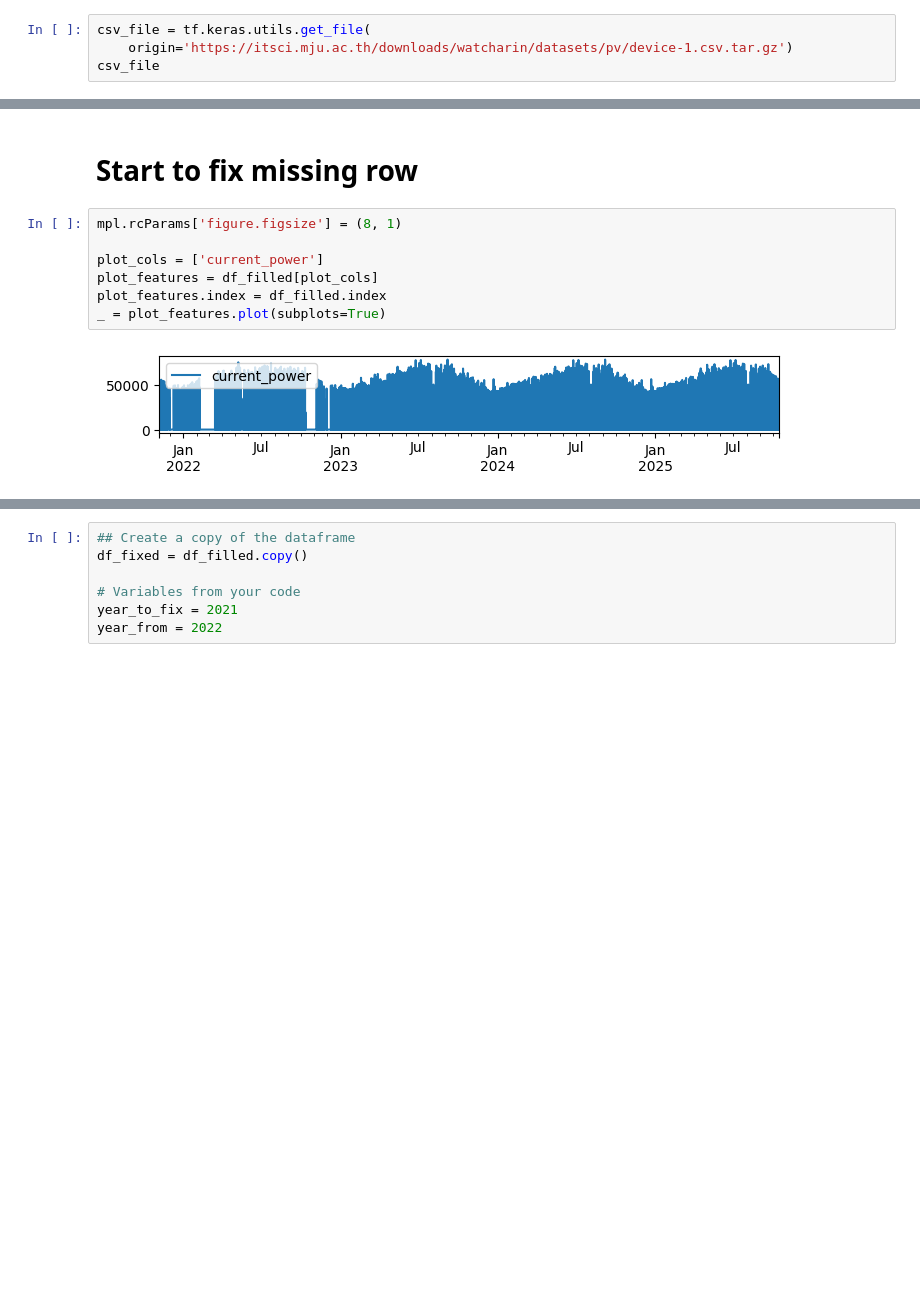
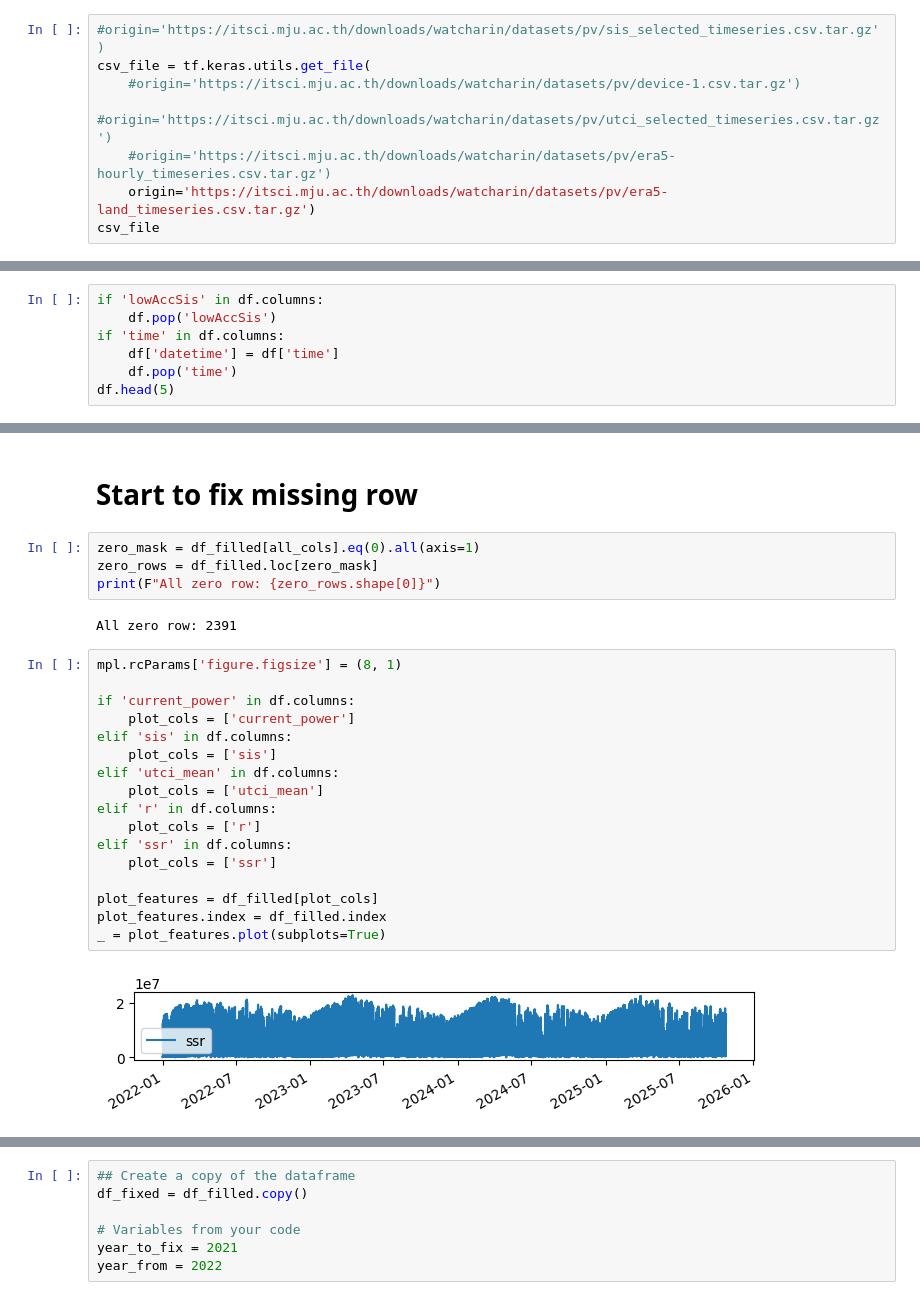
Before and after one commit to wsarachai/CM-SolarTS, a Jupyter notebook: src/jupyter_nb/pvdb-fix-from-other-year.ipynb, the cells around one changed output, grey strips where cells are left out. Drawn from its saved outputs; the diff is of its cells as text; blank space fills up the shorter version.

```diff
--- a/src/jupyter_nb/pvdb-fix-from-other-year.ipynb
+++ b/src/jupyter_nb/pvdb-fix-from-other-year.ipynb
@@ -13,7 +13,11 @@ import pandas as pd
 import seaborn as sns
 import tensorflow as tf
 # %%
+#origin='https://itsci.mju.ac.th/downloads/watcharin/datasets/pv/sis_selected_timeseries.csv.tar.gz')
 csv_file = tf.keras.utils.get_file(
-    origin='https://itsci.mju.ac.th/downloads/watcharin/datasets/pv/device-1.csv.tar.gz')
+    #origin='https://itsci.mju.ac.th/downloads/watcharin/datasets/pv/device-1.csv.tar.gz')
+    #origin='https://itsci.mju.ac.th/downloads/watcharin/datasets/pv/utci_selected_timeseries.csv.tar.gz')
+    #origin='https://itsci.mju.ac.th/downloads/watcharin/datasets/pv/era5-hourly_timeseries.csv.tar.gz')
+    origin='https://itsci.mju.ac.th/downloads/watcharin/datasets/pv/era5-land_timeseries.csv.tar.gz')
 csv_file
 # %% [output]
@@ -35,0 +38,7 @@ Total rows: 138238
+# %%
+if 'lowAccSis' in df.columns:
+    df.pop('lowAccSis')
+if 'time' in df.columns:
+    df['datetime'] = df['time']
+    df.pop('time')
+df.head(5)
@@ -215,11 +249,27 @@ dtype: float64
 # %% [markdown]
 # Start to fix missing row
+# %%
+zero_mask = df_filled[all_cols].eq(0).all(axis=1)
+zero_rows = df_filled.loc[zero_mask]
+print(F"All zero row: {zero_rows.shape[0]}")
+# %% [output]
+All zero row: 2391
 # %%
 mpl.rcParams['figure.figsize'] = (8, 1)
 
-plot_cols = ['current_power']
+if 'current_power' in df.columns:
+    plot_cols = ['current_power']
+elif 'sis' in df.columns:
+    plot_cols = ['sis']
+elif 'utci_mean' in df.columns:
+    plot_cols = ['utci_mean']
+elif 'r' in df.columns:
+    plot_cols = ['r']
+elif 'ssr' in df.columns:
+    plot_cols = ['ssr']
+
 plot_features = df_filled[plot_cols]
 plot_features.index = df_filled.index
 _ = plot_features.plot(subplots=True)
 # %% [output]
-[figure, old version]
+[figure, new version]
```
Also changed, not shown: parts of 33 cells of this notebook, 1 other file.
